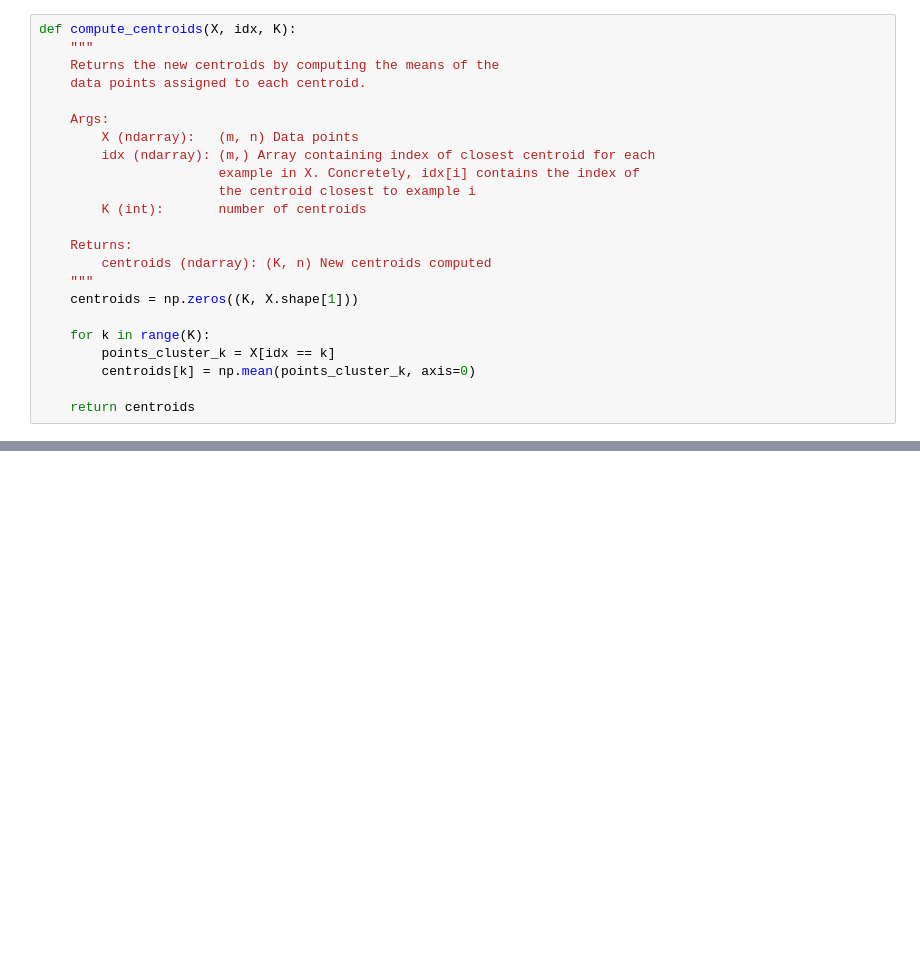
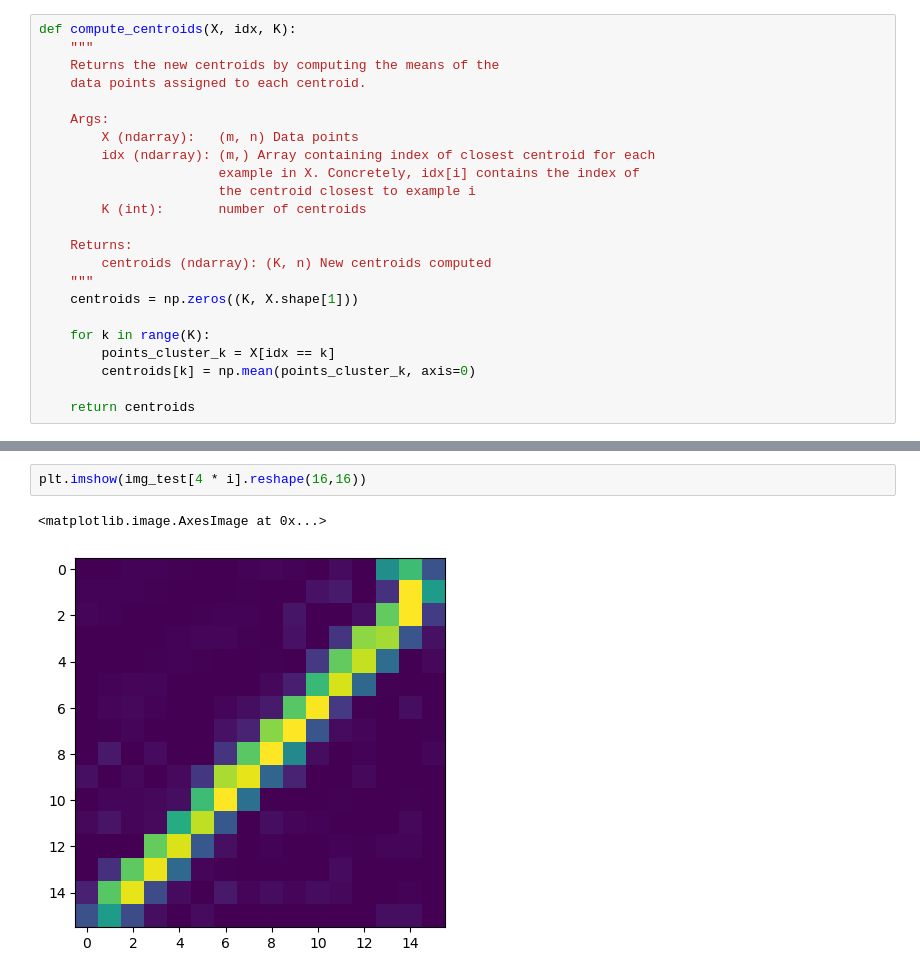
Before and after one commit to SheidaAbedpour/K-Means-Clustering, a Jupyter notebook: main.ipynb, the cells around one changed output, grey strips where cells are left out. Cells and saved outputs as stored; diff of their text form; blank space fills up the shorter version.

```diff
--- a/main.ipynb
+++ b/main.ipynb
@@ -102,0 +157,5 @@ def compute_centroids(X, idx, K):
+# %%
+plt.imshow(img_test[4 * i].reshape(16,16))
+# %% [output]
+<matplotlib.image.AxesImage at 0x...>
+[figure, added]
```
Also changed, not shown: parts of 15 cells of this notebook.
